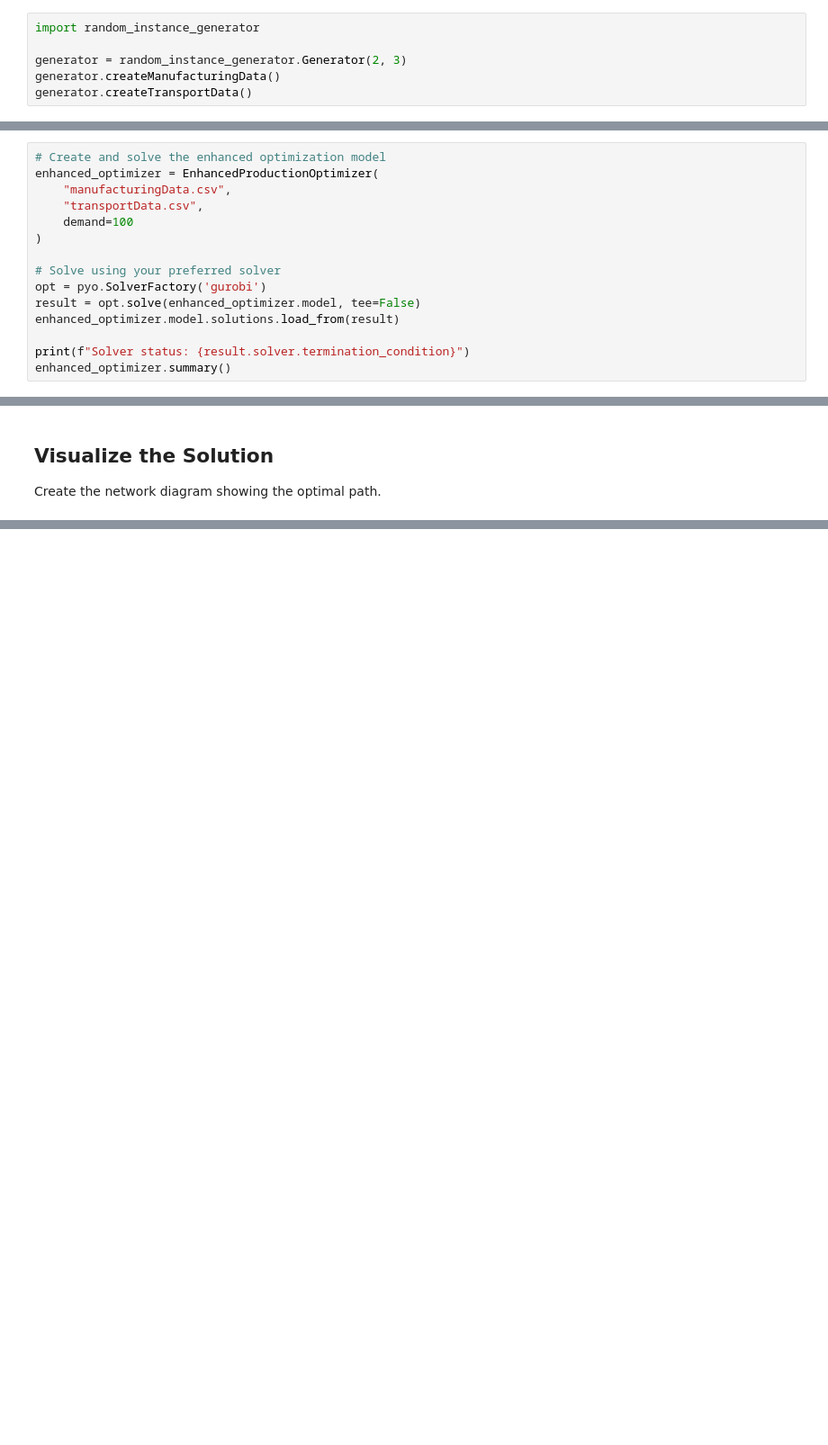
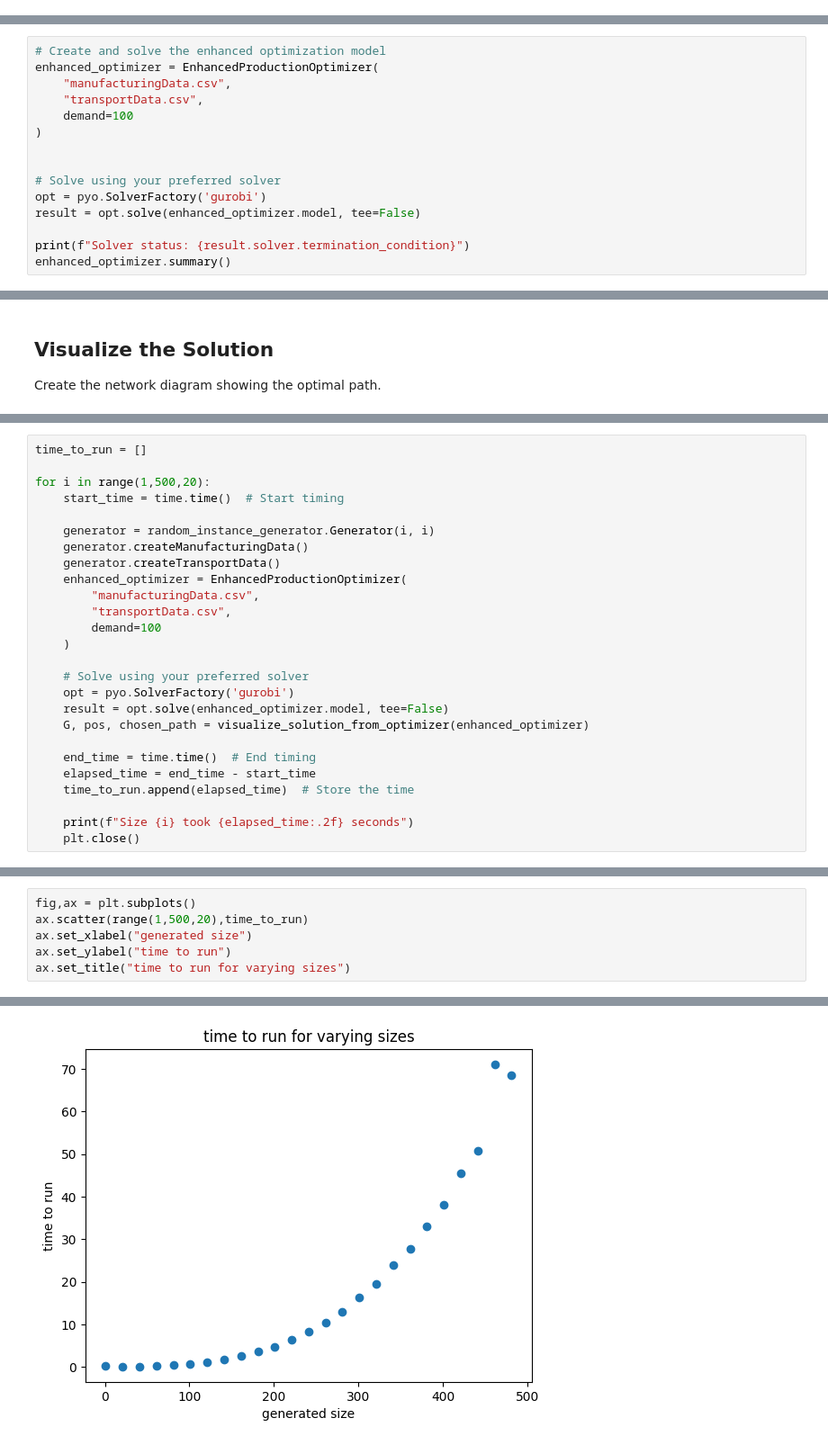
Before and after one commit to SECQUOIA/Pharma-optimization-flowsheet, a Jupyter notebook: Enhanced_model/no_files.ipynb, the cells around one changed output, grey strips where cells are left out. Shown at 90% size. Saved outputs shown, nothing was run; the diff lists cells and outputs as text; blank space fills up the shorter version.

Commit message:
plotted time to run for no_files

```diff
--- a/Enhanced_model/no_files.ipynb
+++ b/Enhanced_model/no_files.ipynb
@@ -12,9 +15,3 @@ from pathlib import Path
-# %%
-import random_instance_generator
-
-generator = random_instance_generator.Generator(2, 3)
-generator.createManufacturingData()
-generator.createTransportData()
 # %% [markdown]
 ## Enhanced Production Optimizer Class
 
@@ -293,10 +308,10 @@ enhanced_optimizer = EnhancedProductionOptimizer(
     demand=100
 )
 
+
 # Solve using your preferred solver
 opt = pyo.SolverFactory('gurobi')
 result = opt.solve(enhanced_optimizer.model, tee=False)
-enhanced_optimizer.model.solutions.load_from(result)
 
 print(f"Solver status: {result.solver.termination_condition}")
 enhanced_optimizer.summary()
@@ -441,0 +486,26 @@ print(f"Selected path has {len(chosen_path)} steps")
+# %%
+time_to_run = []
+
+for i in range(1,500,20):
+    start_time = time.time()  # Start timing
+
+    generator = random_instance_generator.Generator(i, i)
+    generator.createManufacturingData()
+    generator.createTransportData()
+    enhanced_optimizer = EnhancedProductionOptimizer(
+        "manufacturingData.csv",
+        "transportData.csv",
+        demand=100
+    )
+
+    # Solve using your preferred solver
+    opt = pyo.SolverFactory('gurobi')
+    result = opt.solve(enhanced_optimizer.model, tee=False)
+    G, pos, chosen_path = visualize_solution_from_optimizer(enhanced_optimizer)
+
+    end_time = time.time()  # End timing
+    elapsed_time = end_time - start_time
+    time_to_run.append(elapsed_time)  # Store the time
+
+    print(f"Size {i} took {elapsed_time:.2f} seconds")
+    plt.close()
@@ -441,0 +530,7 @@ print(f"Selected path has {len(chosen_path)} steps")
+# %%
+fig,ax = plt.subplots()
+ax.scatter(range(1,500,20),time_to_run)
+ax.set_xlabel("generated size")
+ax.set_ylabel("time to run")
+ax.set_title("time to run for varying sizes")
+# %% [output]
@@ -441,0 +538 @@ print(f"Selected path has {len(chosen_path)} steps")
+[figure, added]
```
Also changed, not shown: parts of 8 cells of this notebook.
